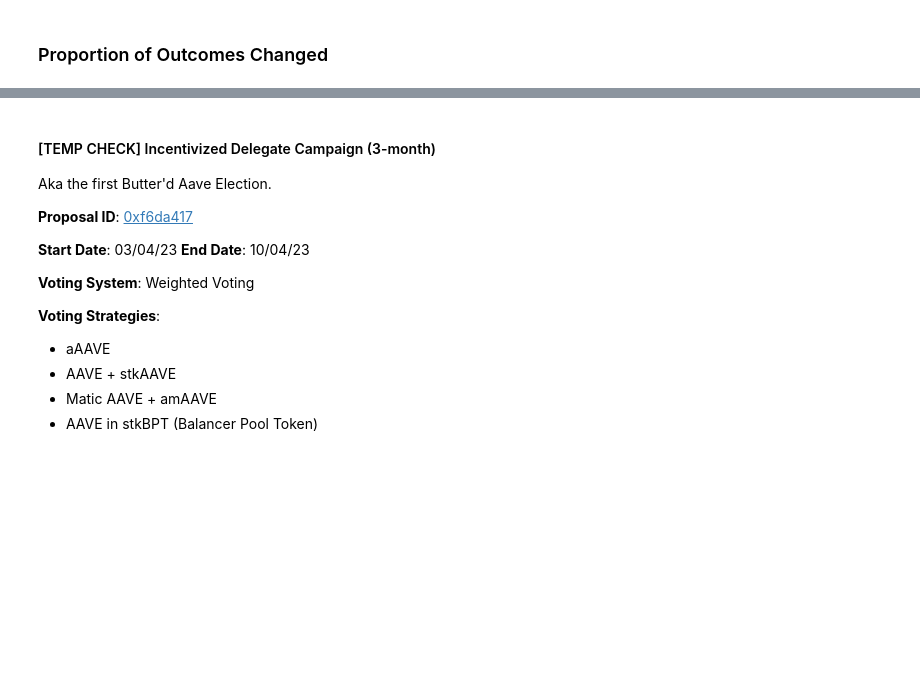
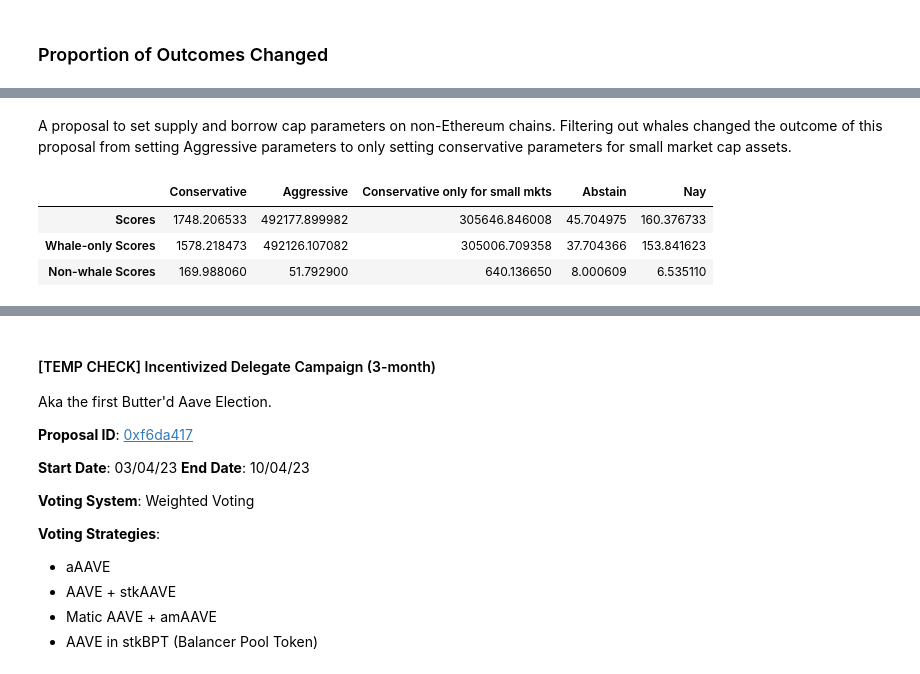
Before and after one commit to acemasterjb/gov_analysis, a Jupyter notebook: report/_sources/aave_proposals.ipynb, the cells around one changed output, grey strips where cells are left out. Cells and saved outputs as stored; diff of their text form; code cells hidden in the pictures; blank space fills up the shorter version.

```diff
--- a/report/_sources/aave_proposals.ipynb
+++ b/report/_sources/aave_proposals.ipynb
@@ -164,0 +255,22 @@ print(f"{changed_outcome_proportions['Aave']} of Aave's proposal outcomes change
+# %% [markdown]
+A proposal to set supply and borrow cap parameters on non-Ethereum chains. Filtering out whales changed the outcome of this proposal from setting Aggressive parameters to only setting conservative parameters for small market cap assets.
+# %%
+propsal_choices = plutocracy_report_data['Aave'][plutocracy_report_data['Aave']['proposal_id'] == '0xb4c756ac701b5cbc0ec2d832652e4f1c820aa40f7d9be18eb81f87080a52c5f1'].iloc[0]['proposal_choices']
+mask = score_differences_dfs["Aave"].index.to_series().apply(
+    lambda s: "0xb4c756a" in s,
+)
+proposal_score_differences = score_differences_dfs["Aave"].loc[mask]["score_differences"][0]
+proposal_scores = plutocracy_report_data['Aave'][plutocracy_report_data['Aave']['proposal_id'] == '0xb4c756ac701b5cbc0ec2d832652e4f1c820aa40f7d9be18eb81f87080a52c5f1'].iloc[0]['proposal_scores']
+
+
+result = pd.DataFrame(
+    {choice: [score, score_diff, score - score_diff] for choice, score, score_diff in zip(eval(propsal_choices), eval(proposal_scores), proposal_score_differences)},
+    index=["Scores", "Whale-only Scores", "Non-whale Scores"],
+)
+
+result
+# %% [output]
+|  | Conservative | Aggressive | Conservative only for small mkts | Abstain | Nay |
+| Scores | 1748.206533 | 492177.899982 | 305646.846008 | 45.704975 | 160.376733 |
+| Whale-only Scores | 1578.218473 | 492126.107082 | 305006.709358 | 37.704366 | 153.841623 |
+| Non-whale Scores | 169.988060 | 51.792900 | 640.136650 | 8.000609 | 6.535110 |
```
Also changed, not shown: parts of 50 cells of this notebook, 3 other files.
